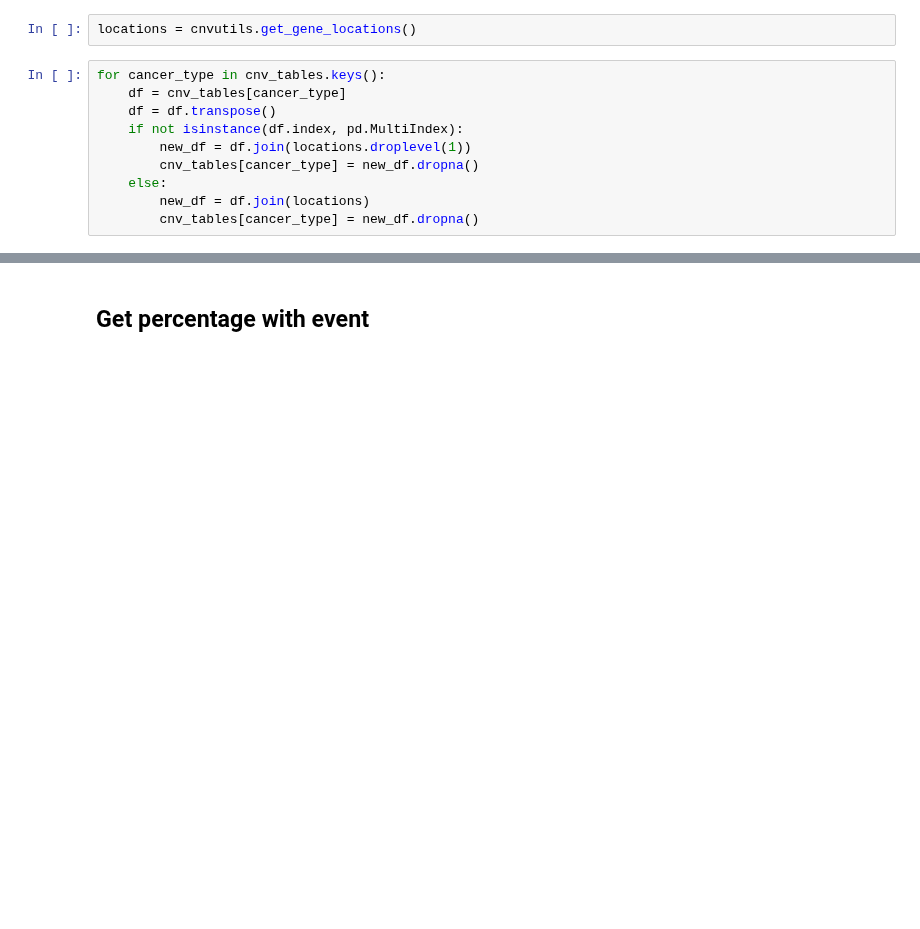
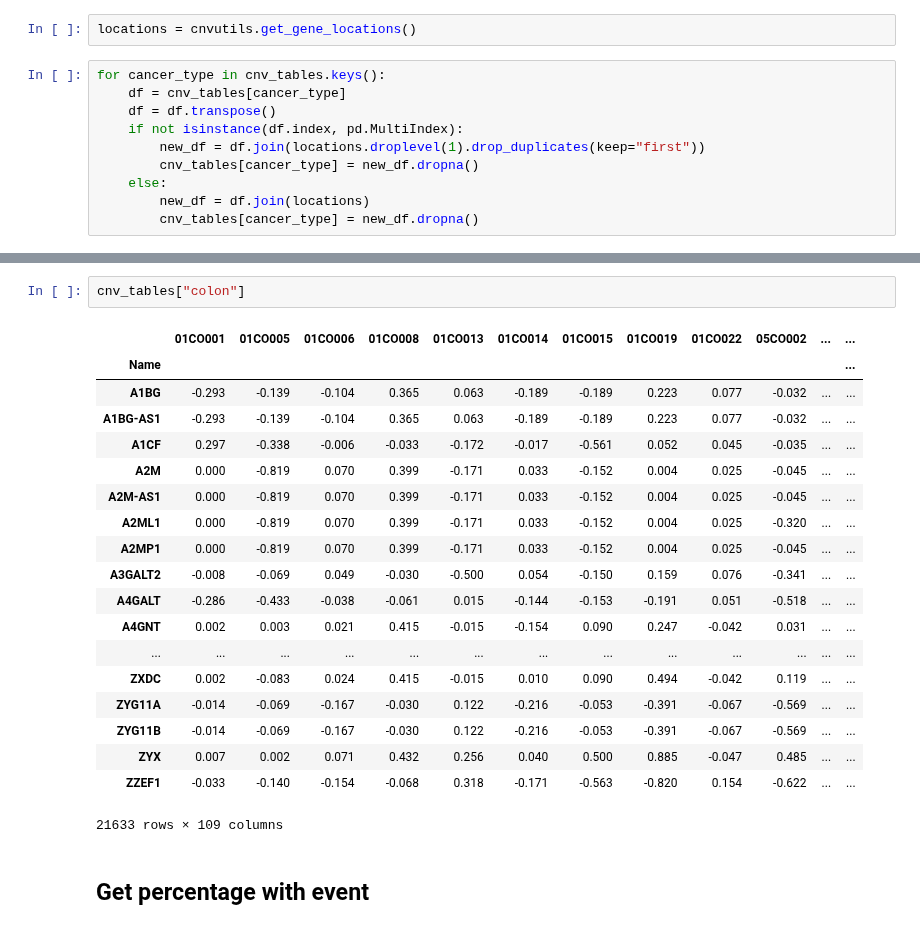
Before and after one commit to PayneLab/pancancerCNV, a Jupyter notebook: chromosome_8/00_create_event_table_chr8.ipynb, the cells around one changed output, grey strips where cells are left out. Saved outputs shown, nothing was run; the diff lists cells and outputs as text; blank space fills up the shorter version.

```diff
--- a/chromosome_8/00_create_event_table_chr8.ipynb
+++ b/chromosome_8/00_create_event_table_chr8.ipynb
@@ -32,7 +30,7 @@ for cancer_type in cnv_tables.keys():
     df = cnv_tables[cancer_type]
     df = df.transpose()
     if not isinstance(df.index, pd.MultiIndex):
-        new_df = df.join(locations.droplevel(1))
+        new_df = df.join(locations.droplevel(1).drop_duplicates(keep="first"))
         cnv_tables[cancer_type] = new_df.dropna()
     else:
         new_df = df.join(locations)
@@ -40,3 +60,25 @@ for cancer_type in cnv_tables.keys():
+# %%
+cnv_tables["colon"]
+# %% [output]
+|  | 01CO001 | 01CO005 | 01CO006 | 01CO008 | 01CO013 | 01CO014 | 01CO015 | 01CO019 | 01CO022 | 05CO002 | ... | ... |
+| Name |  |  |  |  |  |  |  |  |  |  |  | ... |
+| A1BG | -0.293 | -0.139 | -0.104 | 0.365 | 0.063 | -0.189 | -0.189 | 0.223 | 0.077 | -0.032 | ... | ... |
+| A1BG-AS1 | -0.293 | -0.139 | -0.104 | 0.365 | 0.063 | -0.189 | -0.189 | 0.223 | 0.077 | -0.032 | ... | ... |
+| A1CF | 0.297 | -0.338 | -0.006 | -0.033 | -0.172 | -0.017 | -0.561 | 0.052 | 0.045 | -0.035 | ... | ... |
+| A2M | 0.000 | -0.819 | 0.070 | 0.399 | -0.171 | 0.033 | -0.152 | 0.004 | 0.025 | -0.045 | ... | ... |
+| A2M-AS1 | 0.000 | -0.819 | 0.070 | 0.399 | -0.171 | 0.033 | -0.152 | 0.004 | 0.025 | -0.045 | ... | ... |
+| A2ML1 | 0.000 | -0.819 | 0.070 | 0.399 | -0.171 | 0.033 | -0.152 | 0.004 | 0.025 | -0.320 | ... | ... |
+| A2MP1 | 0.000 | -0.819 | 0.070 | 0.399 | -0.171 | 0.033 | -0.152 | 0.004 | 0.025 | -0.045 | ... | ... |
+| A3GALT2 | -0.008 | -0.069 | 0.049 | -0.030 | -0.500 | 0.054 | -0.150 | 0.159 | 0.076 | -0.341 | ... | ... |
+| A4GALT | -0.286 | -0.433 | -0.038 | -0.061 | 0.015 | -0.144 | -0.153 | -0.191 | 0.051 | -0.518 | ... | ... |
+| A4GNT | 0.002 | 0.003 | 0.021 | 0.415 | -0.015 | -0.154 | 0.090 | 0.247 | -0.042 | 0.031 | ... | ... |
+| ... | ... | ... | ... | ... | ... | ... | ... | ... | ... | ... | ... | ... |
+| ZXDC | 0.002 | -0.083 | 0.024 | 0.415 | -0.015 | 0.010 | 0.090 | 0.494 | -0.042 | 0.119 | ... | ... |
+| ZYG11A | -0.014 | -0.069 | -0.167 | -0.030 | 0.122 | -0.216 | -0.053 | -0.391 | -0.067 | -0.569 | ... | ... |
+| ZYG11B | -0.014 | -0.069 | -0.167 | -0.030 | 0.122 | -0.216 | -0.053 | -0.391 | -0.067 | -0.569 | ... | ... |
+| ZYX | 0.007 | 0.002 | 0.071 | 0.432 | 0.256 | 0.040 | 0.500 | 0.885 | -0.047 | 0.485 | ... | ... |
+| ZZEF1 | -0.033 | -0.140 | -0.154 | -0.068 | 0.318 | -0.171 | -0.563 | -0.820 | 0.154 | -0.622 | ... | ... |
+21633 rows × 109 columns
 # %% [markdown]
 ## Get percentage with event
 # %%
```
Also changed, not shown: parts of 7 cells of this notebook, 47 other files.
